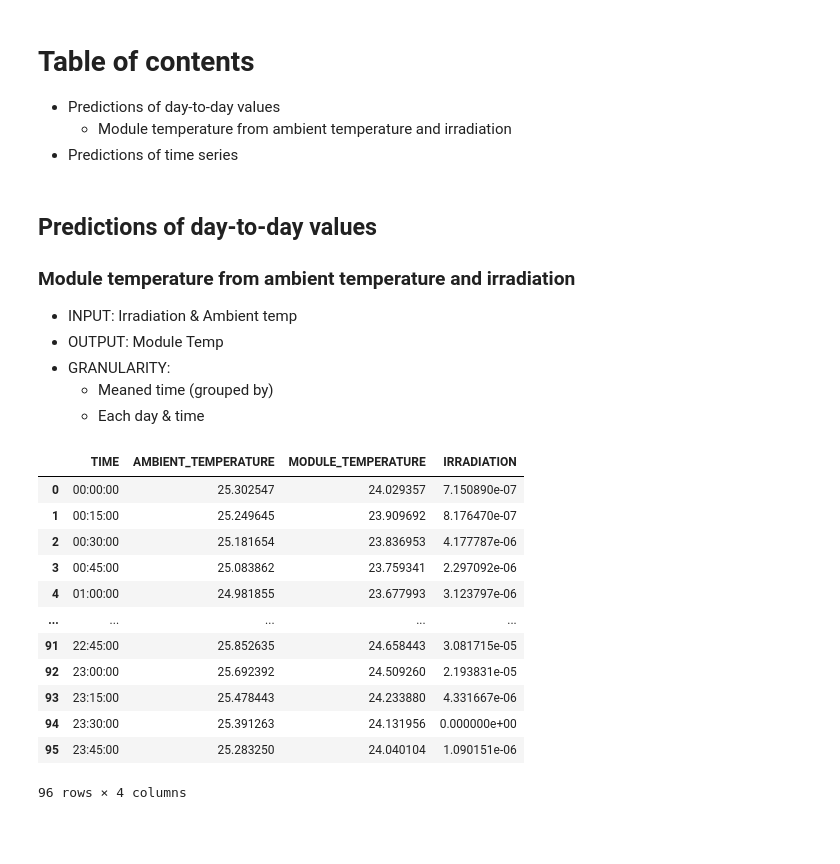
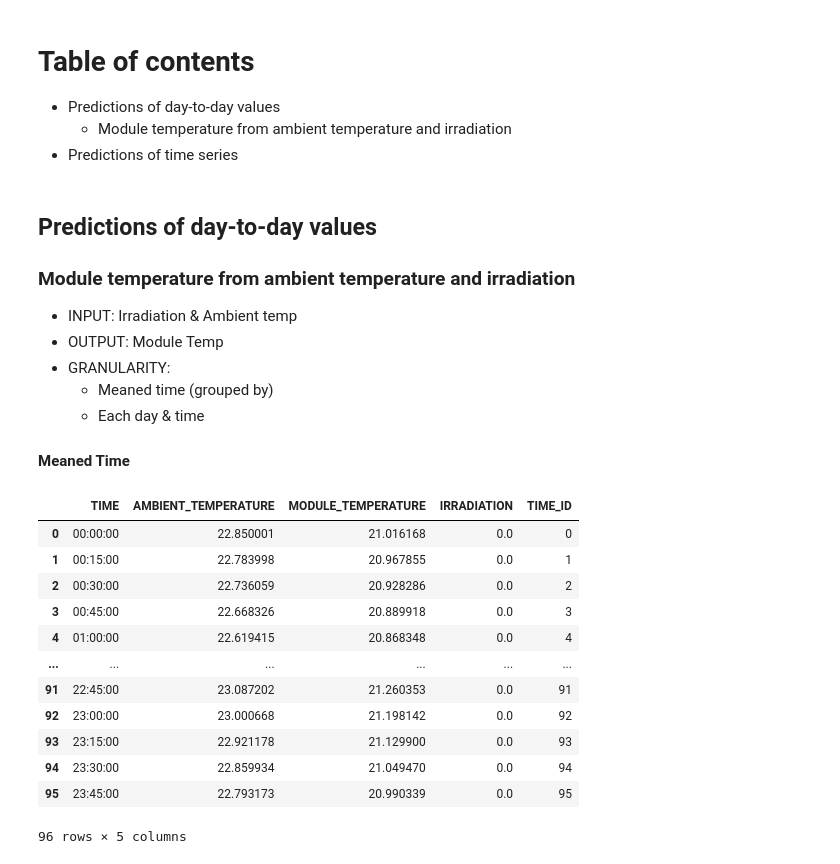
Before and after one commit to antoninchafiol/SolarPW, a Jupyter notebook: predictions.ipynb, the cells around one changed output. Saved outputs shown, nothing was run; the diff lists cells and outputs as text; code cells hidden in the pictures; blank space fills up the shorter version.

Commit message:
[UPDT] - First check kwwith meaned values done

```diff
--- a/predictions.ipynb
+++ b/predictions.ipynb
@@ -17,33 +17,34 @@ import matplotlib.pyplot as plt
 - GRANULARITY:
     - Meaned time (grouped by)
     - Each day & time
+
+#### Meaned Time
 # %%
 p1_Sensor = pd.read_csv("dataset/Plant_1_Weather_Sensor_Data.csv")
 p1_Sensor = p1_Sensor.drop(columns=['SOURCE_KEY', 'PLANT_ID'])
 p1_Sensor['DATETIME'] = pd.to_datetime(p1_Sensor['DATE_TIME'], format='%Y-%m-%d %H:%M:%S')
 p1_Sensor['TIME'] = p1_Sensor['DATETIME'].dt.time
 p1_meanedTime = p1_Sensor.groupby('TIME')[['AMBIENT_TEMPERATURE','MODULE_TEMPERATURE','IRRADIATION']].mean().reset_index()
+p1_meanedTime['TIME_ID']= [x for x in range(p1_meanedTime.shape[0])]
 
 
 p2_Sensor = pd.read_csv("dataset/Plant_2_Weather_Sensor_Data.csv")
 p2_Sensor = p2_Sensor.drop(columns=['SOURCE_KEY', 'PLANT_ID'])
 p2_Sensor['DATETIME'] = pd.to_datetime(p2_Sensor['DATE_TIME'], format='%Y-%m-%d %H:%M:%S')
 p2_Sensor['TIME'] = p2_Sensor['DATETIME'].dt.time
-p1_meanedTime = p2_Sensor.groupby('TIME')[['AMBIENT_TEMPERATURE','MODULE_TEMPERATURE','IRRADIATION']].mean().reset_index()
-
-
-p1_meanedTime
+p2_meanedTime = p2_Sensor.groupby('TIME')[['AMBIENT_TEMPERATURE','MODULE_TEMPERATURE','IRRADIATION']].mean().reset_index()
+p2_meanedTime['TIME_ID']= p1_meanedTime[p1_meanedTime['TIME'] == p2_meanedTime['TIME']]['TIME_ID']
 # %% [output]
-|  | TIME | AMBIENT_TEMPERATURE | MODULE_TEMPERATURE | IRRADIATION |
-| 0 | 00:00:00 | 25.302547 | 24.029357 | 7.150890e-07 |
-| 1 | 00:15:00 | 25.249645 | 23.909692 | 8.176470e-07 |
-| 2 | 00:30:00 | 25.181654 | 23.836953 | 4.177787e-06 |
-| 3 | 00:45:00 | 25.083862 | 23.759341 | 2.297092e-06 |
-| 4 | 01:00:00 | 24.981855 | 23.677993 | 3.123797e-06 |
-| ... | ... | ... | ... | ... |
-| 91 | 22:45:00 | 25.852635 | 24.658443 | 3.081715e-05 |
-| 92 | 23:00:00 | 25.692392 | 24.509260 | 2.193831e-05 |
-| 93 | 23:15:00 | 25.478443 | 24.233880 | 4.331667e-06 |
-| 94 | 23:30:00 | 25.391263 | 24.131956 | 0.000000e+00 |
-| 95 | 23:45:00 | 25.283250 | 24.040104 | 1.090151e-06 |
+|  | TIME | AMBIENT_TEMPERATURE | MODULE_TEMPERATURE | IRRADIATION | TIME_ID |
+| 0 | 00:00:00 | 22.850001 | 21.016168 | 0.0 | 0 |
+| 1 | 00:15:00 | 22.783998 | 20.967855 | 0.0 | 1 |
+| 2 | 00:30:00 | 22.736059 | 20.928286 | 0.0 | 2 |
+| 3 | 00:45:00 | 22.668326 | 20.889918 | 0.0 | 3 |
+| 4 | 01:00:00 | 22.619415 | 20.868348 | 0.0 | 4 |
+| ... | ... | ... | ... | ... | ... |
+| 91 | 22:45:00 | 23.087202 | 21.260353 | 0.0 | 91 |
+| 92 | 23:00:00 | 23.000668 | 21.198142 | 0.0 | 92 |
+| 93 | 23:15:00 | 22.921178 | 21.129900 | 0.0 | 93 |
+| 94 | 23:30:00 | 22.859934 | 21.049470 | 0.0 | 94 |
+| 95 | 23:45:00 | 22.793173 | 20.990339 | 0.0 | 95 |
-96 rows × 4 columns
+96 rows × 5 columns
```
Also changed, not shown: parts of 7 cells of this notebook, 1 other file.
